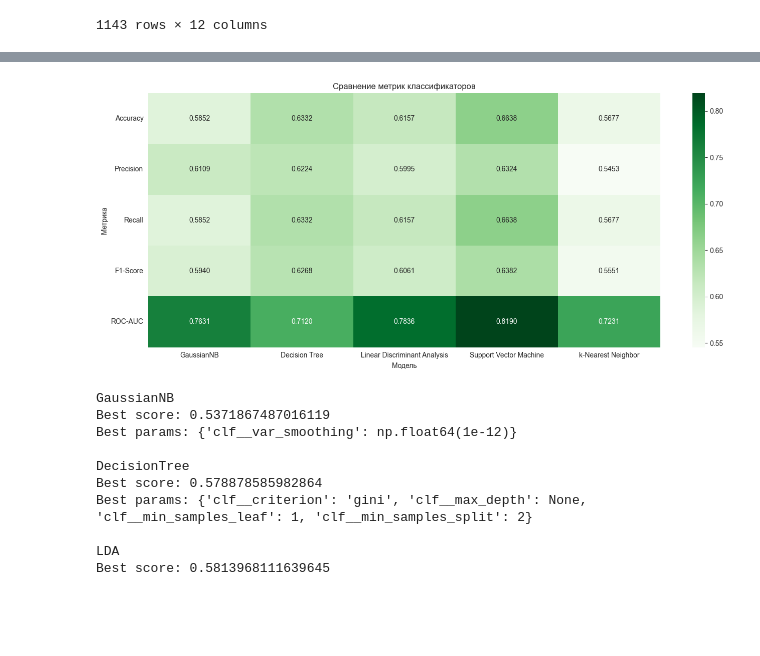
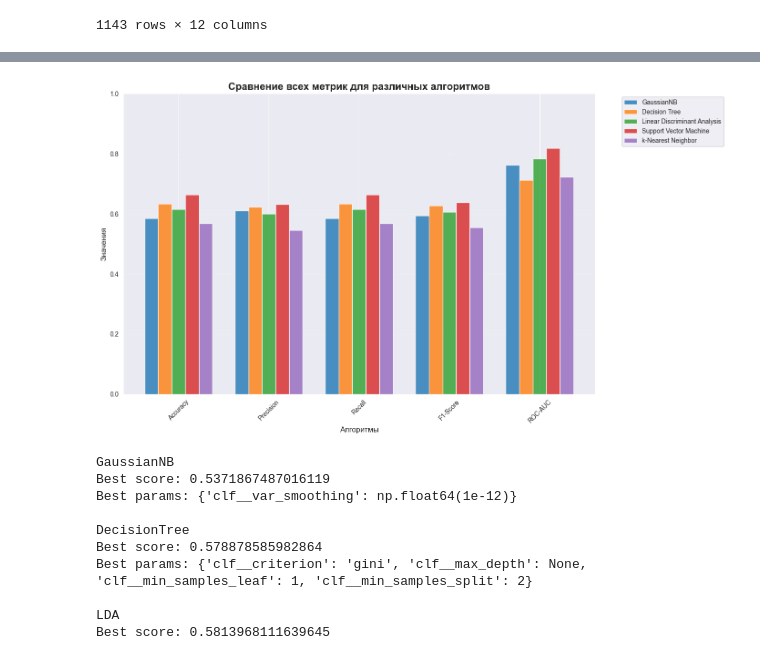
Before and after one commit to Calorific/ai, a Jupyter notebook: ai/3/main.ipynb, the cells around one changed output, grey strips where cells are left out. Cells and saved outputs as stored; diff of their text form; code cells hidden in the pictures; blank space fills up the shorter version.

```diff
--- a/ai/3/main.ipynb
+++ b/ai/3/main.ipynb
@@ -40,11 +49,15 @@ data
 # %%
+from sklearn.metrics import roc_curve, auc
+
 results = {}
 
 X = data.iloc[:, :-1]
 y = data.iloc[:, -1]
 
 classes = np.unique(y)
-print(f'Уникальных значений y - {len(classes)}')
+n_classes = len(classes)
+print(classes)
+print(f'Уникальных значений y - {n_classes}')
 
 X_train_def, X_test_def, y_train_def, y_test_def = train_test_split(X, y, test_size=0.2, random_state=42, stratify=y)
 
@@ -67,5 +80,17 @@ def get_stats(y_test, y_pred, model, X_test):
     print(f'f1 = {metrics['F1-Score']}')
     print(f'roc_auc = {metrics['ROC-AUC']}')
 
+    for i in range(n_classes):
+        fpr, tpr, _ = roc_curve(y_bin[:, i], y_score[:, i])
+        roc_auc = auc(fpr, tpr)
+        plt.plot(fpr, tpr, label=f'Class {classes[i]} (AUC = {roc_auc:.2f})')
+
+    plt.plot([0, 1], [0, 1], 'k--')
+    plt.xlabel('False Positive Rate')
+    plt.ylabel('True Positive Rate')
+    plt.title('ROC Curve (One-vs-Rest)')
+    plt.legend()
+    plt.show()
+
     return metrics
 # %% [output]
@@ -143,17 +174,46 @@ roc_auc = 0.7230565245684292
 # %%
 df_results = pd.DataFrame(results).T
 
-plt.figure(figsize=(14, 6))
-sns.heatmap(df_results.T, annot=True, cmap="Greens", fmt=".4f")
-plt.title("Сравнение метрик классификаторов")
-plt.ylabel("Метрика")
-plt.xlabel("Модель")
-plt.xticks(rotation=0)
-plt.yticks(rotation=0)
+models = ['GaussianNB', 'Decision Tree', 'Linear Discriminant Analysis',
+          'Support Vector Machine', 'k-Nearest Neighbor']
+plt.figure(figsize=(14, 8))
+
+x = np.arange(len(df_results.columns))
+width = 0.15
+
+for i, metric in enumerate(df_results.index):
+    offset = width * (i - 2)
+    plt.bar(x + offset, df_results.loc[metric], width, label=metric, alpha=0.8)
+
+plt.xlabel('Алгоритмы', fontsize=12)
+plt.ylabel('Значения', fontsize=12)
+plt.title('Сравнение всех метрик для различных алгоритмов', fontsize=16, fontweight='bold')
+plt.xticks(x, df_results.columns, rotation=45)
+plt.legend(bbox_to_anchor=(1.05, 1), loc='upper left')
+plt.grid(True, alpha=0.3, axis='y')
+plt.ylim(0, 1)
 plt.tight_layout()
 plt.show()
+# metrics = ["Accuracy", "Precision", "Recall", "F1-Score", "ROC-AUC"]
+# x = np.arange(len(df_results.columns))  # позиции по оси X
+# width = 0.15  # ширина столбца
+#
+# plt.figure(figsize=(10, 6))
+#
+# # Добавляем каждый столбец рядом
+# for i, metric in enumerate(metrics):
+#     plt.bar(x + i * width, df_results[metric], width, label=metric)
+#
+# # Настройка внешнего вида
+# plt.xticks(x + width * 2, df_results.columns, rotation=25, ha='right')
+# plt.ylabel("Score")
+# plt.title("Comparison of Models by Metrics")
+# plt.legend(df_results.columns, name='Model')
+# plt.grid(axis='y', linestyle='--', alpha=0.7)
+# plt.tight_layout()
+# plt.show()
 # %% [output]
-[figure, old version]
+[figure, new version]
 # %%
 import warnings
 warnings.filterwarnings("ignore")
```
Also changed, not shown: parts of 15 cells of this notebook, 7 other files.
